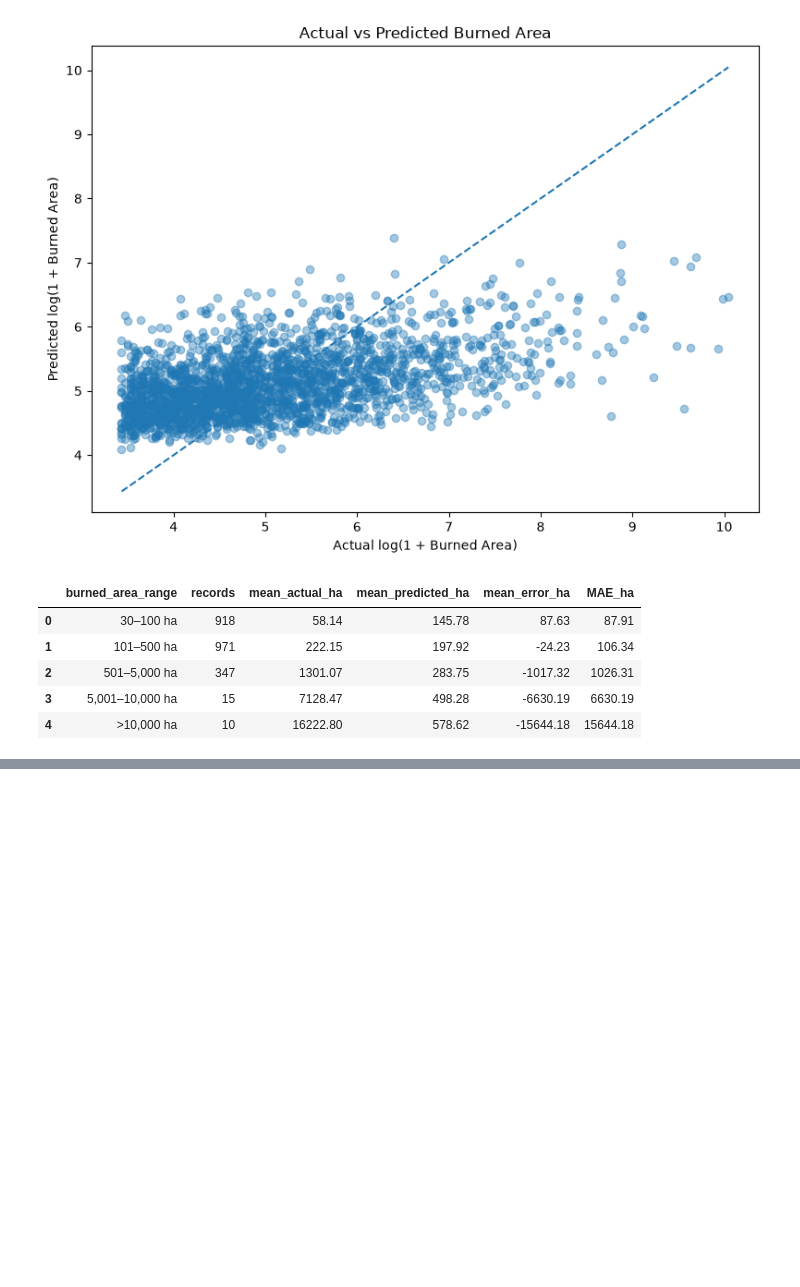
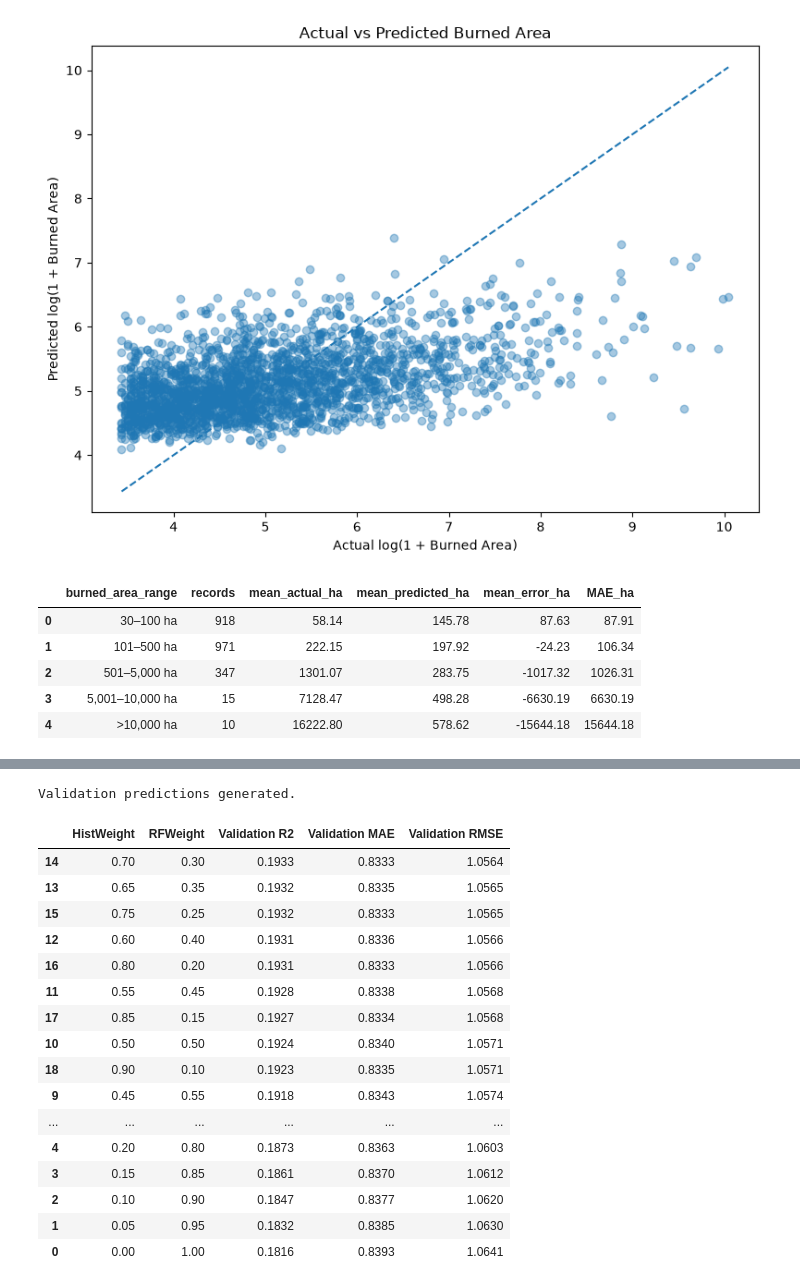
Before and after one commit to mraznyrazeek/ML-Based-Forest-Fire-Prediction-Project, a Jupyter notebook: backend/notebooks/03_model_training.ipynb, the cells around one changed output, grey strips where cells are left out. Saved outputs shown, nothing was run; the diff lists cells and outputs as text; code cells hidden in the pictures; blank space fills up the shorter version.

```diff
--- a/backend/notebooks/03_model_training.ipynb
+++ b/backend/notebooks/03_model_training.ipynb
@@ -2013,0 +3115,80 @@ display(range_summary.round(2))
+# %%
+# ENSEMBLE — VALIDATION PREDICTIONS
+
+hist_val_pred = ensemble_hist_model.predict(
+    X_ensemble_val
+)
+
+rf_val_pred = ensemble_rf_model.predict(
+    X_ensemble_val
+)
+
+print("Validation predictions generated.")
+# %% [output]
+Validation predictions generated.
+# %%
+# ENSEMBLE — WEIGHT SEARCH
+
+
+ensemble_results = []
+
+weights = np.arange(0.0, 1.01, 0.05)
+
+for hist_weight in weights:
+
+    rf_weight = 1.0 - hist_weight
+
+    ensemble_val_pred = (
+        hist_weight * hist_val_pred
+        + rf_weight * rf_val_pred
+    )
+
+    ensemble_results.append({
+        "HistWeight": hist_weight,
+        "RFWeight": rf_weight,
+        "Validation R2": r2_score(
+            y_ensemble_val,
+            ensemble_val_pred
+        ),
+        "Validation MAE": mean_absolute_error(
+            y_ensemble_val,
+            ensemble_val_pred
+        ),
+        "Validation RMSE": np.sqrt(
+            mean_squared_error(
+                y_ensemble_val,
+                ensemble_val_pred
+            )
+        )
+    })
+
+ensemble_results = pd.DataFrame(
+    ensemble_results
+)
+
+display(
+    ensemble_results
+    .sort_values(
+        "Validation R2",
+        ascending=False
+    )
+    .round(4)
+)
+# %% [output]
+|  | HistWeight | RFWeight | Validation R2 | Validation MAE | Validation RMSE |
+| 14 | 0.70 | 0.30 | 0.1933 | 0.8333 | 1.0564 |
+| 13 | 0.65 | 0.35 | 0.1932 | 0.8335 | 1.0565 |
+| 15 | 0.75 | 0.25 | 0.1932 | 0.8333 | 1.0565 |
+| 12 | 0.60 | 0.40 | 0.1931 | 0.8336 | 1.0566 |
+| 16 | 0.80 | 0.20 | 0.1931 | 0.8333 | 1.0566 |
+| 11 | 0.55 | 0.45 | 0.1928 | 0.8338 | 1.0568 |
+| 17 | 0.85 | 0.15 | 0.1927 | 0.8334 | 1.0568 |
+| 10 | 0.50 | 0.50 | 0.1924 | 0.8340 | 1.0571 |
+| 18 | 0.90 | 0.10 | 0.1923 | 0.8335 | 1.0571 |
+| 9 | 0.45 | 0.55 | 0.1918 | 0.8343 | 1.0574 |
+| ... | ... | ... | ... | ... | ... |
+| 4 | 0.20 | 0.80 | 0.1873 | 0.8363 | 1.0603 |
+| 3 | 0.15 | 0.85 | 0.1861 | 0.8370 | 1.0612 |
+| 2 | 0.10 | 0.90 | 0.1847 | 0.8377 | 1.0620 |
+| 1 | 0.05 | 0.95 | 0.1832 | 0.8385 | 1.0630 |
+| 0 | 0.00 | 1.00 | 0.1816 | 0.8393 | 1.0641 |
```
Also changed, not shown: parts of 41 cells of this notebook, 1 other file.
